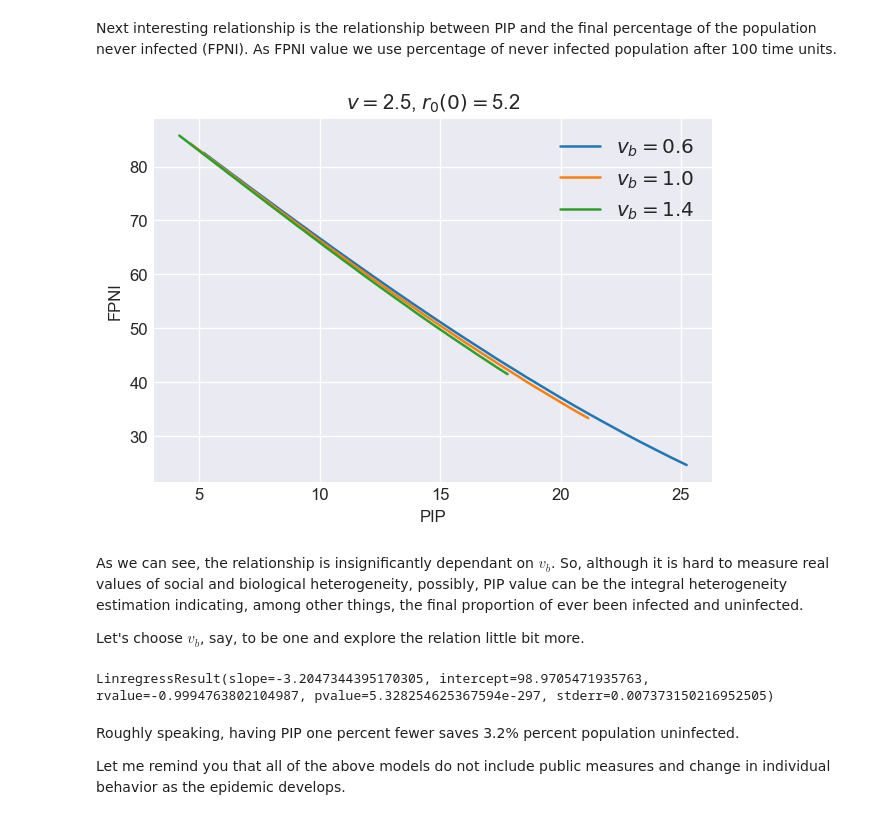
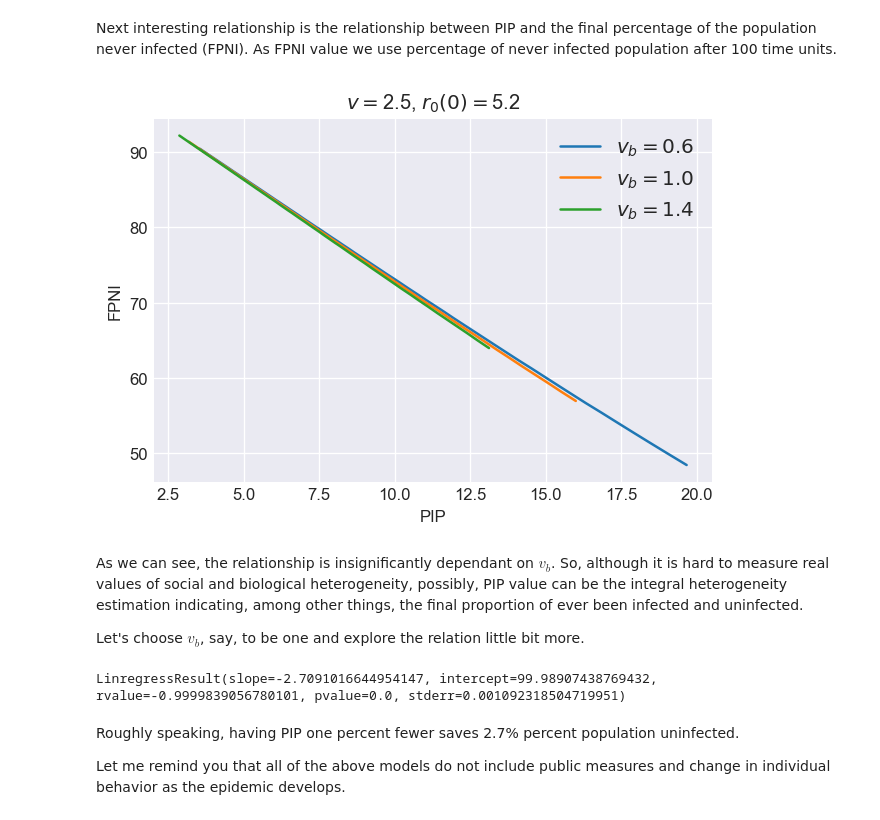
Before and after one commit to ivvaan/A-disease-spread-inhomogeneous-models, a Jupyter notebook: city_level_spread_dymamic/2_heterogeneity_in_spreading_the_disease.ipynb, the cells around one changed output. Saved outputs shown, nothing was run; the diff lists cells and outputs as text; code cells hidden in the pictures.

```diff
--- a/city_level_spread_dymamic/2_heterogeneity_in_spreading_the_disease.ipynb
+++ b/city_level_spread_dymamic/2_heterogeneity_in_spreading_the_disease.ipynb
@@ -448,0 +501,29 @@ plt.show()
+# %%
+τ=0.4
+
+S,I,R,dS= HCS_SIR(r0_0,I0,τ,vs0,vb0)
+
+fig, ax = plt.subplots(dpi=120)
+plt.plot(m_t, S, color='C0', label=f'$S$')
+plt.plot(m_t, I,color='C1', label=f'$I$')
+plt.plot(m_t, R,color='C3', label=f'$R$')
+plt.plot(m_t, dS/(I*S)/r0_0,color='C4', label=f'$r_0(t)/r_0(0)$')
+ax.set_ylim([-0.05,1.05])
+ax.yaxis.set_major_locator(ticker.MultipleLocator(0.1))
+ax.set_ylabel(f'$SIR$ values, $r_0(t)/r_0(0)$')
+plt.legend(loc='center left')
+plt.xlabel(f'$t$')
+ax2 = ax.twinx()
+plt.plot(m_t, dS, color='C2', label=f'$|dS/dt|$')
+ax2.set_ylim([-0.01,0.26])
+ax2.yaxis.set_major_locator(ticker.MultipleLocator(0.025))
+ax2.grid(False)
+ax2.set_ylabel(f'The number of new cases per unit of time $|dS/dt|$')
+plt.legend(loc='upper right')
+plt.title(f'HCS SIR dynamic $v=${v0}, $r_0(0)=${r0_0}')
+
+plt.show()
+
+HCS_dynamics=SIR_solution(S,I,R,dS)
+
+print(f'R+I at max |dS/dt| is {(R+I)[np.argmax(dS)]}.')
@@ -518,41 +618,41 @@ plt.show()
 # %% [markdown]
 Next interesting relationship is the relationship between PIP and the final percentage of the population never infected (FPNI). As FPNI value we use percentage of never infected population after 100 time units.
 # %%
-def PIP_FPNIfunc(r0,I0,vb0):
+def PIP_FPNIfunc(r0,I0,τ,vb0):
     def f(v):
-        S,_,_,dS=HCS_SIR(r0,I0,v,vb0)
+        S,_,_,dS=HCS_SIR(r0,I0,τ,v,vb0)
         return 100.0-100.0*S[np.argmax(dS)],100.0*S[-1]
     return f
 #small step and short modelling interval to get PIP
 m_t1=np.arange(0.0, 3.0, t_step*.1,dtype=np.float64)
 #big step and long modelling interval to get FPNI
 m_t2=np.arange(t_step*.05, 100.0, t_step*10.0,dtype=np.float64)
 #final modelling times
 m_t=np.sort(np.concatenate((m_t1,m_t2)))
 
 fig, ax = plt.subplots(dpi=120)
 for vb in [0.6,1.0,1.4]:
-    plt.plot(*np.vectorize(PIP_FPNIfunc(r0_0,I0,vb))(np.linspace(0.4, 3.0, 80)),
+    plt.plot(*np.vectorize(PIP_FPNIfunc(r0_0,I0,τ,vb))(np.linspace(0.4, 3.0, 80)),
              label=f'$v_b={vb}$')
 ax.set_ylabel(f'FPNI')
 plt.legend(loc='center left')
 plt.xlabel(f'PIP')
 plt.legend(loc='upper right')
 plt.title(f'$v=${v0}, $r_0(0)=${r0_0}')
 
 plt.show()
 # %% [output]
-[figure, old version]
+[figure, new version]
 # %% [markdown]
 As we can see, the relationship is insignificantly dependant on $v_b$. So, although it is hard to measure real values of social and biological heterogeneity, possibly, PIP value can be the integral heterogeneity estimation indicating, among other things, the final proportion of ever been infected and uninfected.
 
 Let's choose $v_b$, say, to be one and explore the relation little bit more.
 # %%
-PIP,FPNI=np.vectorize(PIP_FPNIfunc(r0_0,I0,1.0))(np.linspace(0.4, 4.0, 200))
+PIP,FPNI=np.vectorize(PIP_FPNIfunc(r0_0,I0,τ,1.0))(np.linspace(0.4, 4.0, 200))
 scst.linregress(PIP,FPNI)
 # %% [output]
-LinregressResult(slope=-3.2047344395170305, intercept=98.9705471935763, rvalue=-0.9994763802104987, pvalue=5.328254625367594e-297, stderr=0.007373150216952505)
+LinregressResult(slope=-2.7091016644954147, intercept=99.98907438769432, rvalue=-0.9999839056780101, pvalue=0.0, stderr=0.001092318504719951)
 # %% [markdown]
-Roughly speaking, having PIP one percent fewer saves 3.2% percent population uninfected.
+Roughly speaking, having PIP one percent fewer saves 2.7% percent population uninfected.
 
 Let me remind you that all of the above models do not include public measures and change in individual behavior as the epidemic develops.
```
Also changed, not shown: parts of 11 cells of this notebook.
